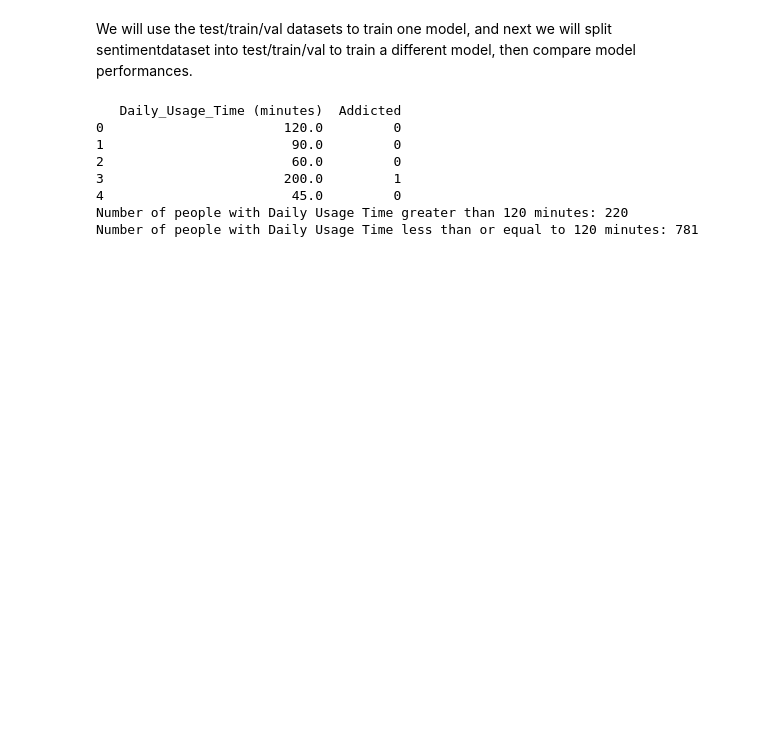
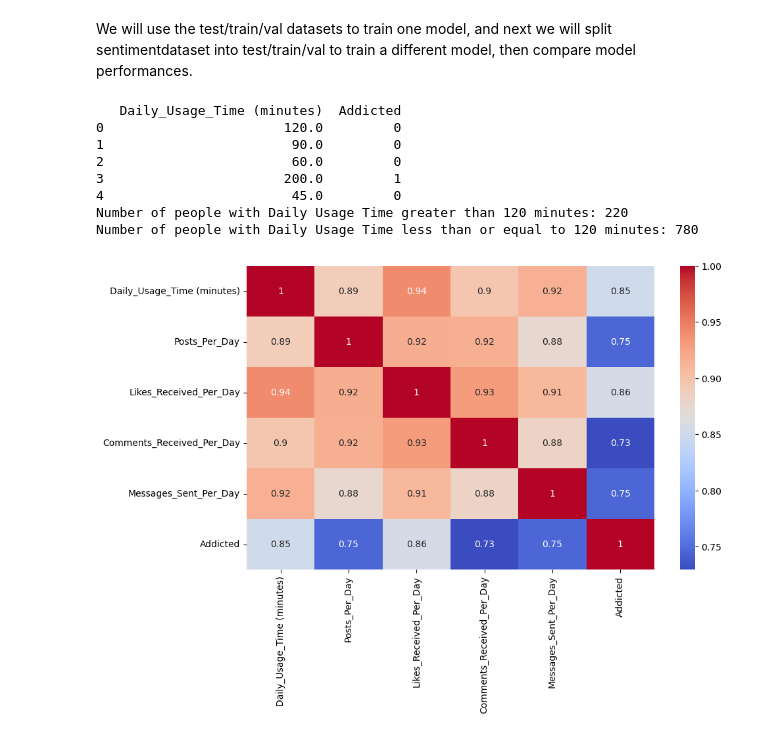
Before and after one commit to kellyegorman/csds312-project, a Jupyter notebook: eda.ipynb, the cells around one changed output. Cells and saved outputs as stored; diff of their text form; code cells hidden in the pictures; blank space fills up the shorter version.

```diff
--- a/eda.ipynb
+++ b/eda.ipynb
@@ -3,8 +3,10 @@ We will use the test/train/val datasets to train one model, and next we will spl
 # %%
 import pandas as pd
 
-file_path = "/Users/kellyg/csds312-project/train.csv"
+file_path = "C:/Users/gresn/OneDrive/CSDS312/ProjectFiles/train.csv"
 df = pd.read_csv(file_path)
+
+df.dropna(inplace=True)
 
 df["Addicted"] = (df["Daily_Usage_Time (minutes)"] > 120).astype(int)
 
@@ -22,4 +24,16 @@ print(f"Number of people with Daily Usage Time less than or equal to 120 minutes
 3                       200.0         1
 4                        45.0         0
 Number of people with Daily Usage Time greater than 120 minutes: 220
-Number of people with Daily Usage Time less than or equal to 120 minutes: 781
+Number of people with Daily Usage Time less than or equal to 120 minutes: 780
+# %%
+#heatmap of feature correlation
+#for First Dataset
+import seaborn as sns
+import matplotlib.pyplot as plt
+
+corr_matrix = df.corr()
+plt.figure(figsize=(10, 6))
+sns.heatmap(corr_matrix, annot=True, cmap="coolwarm")
+plt.show()
+# %% [output]
+[figure, added]
```
Also changed, not shown: parts of 5 cells of this notebook.
